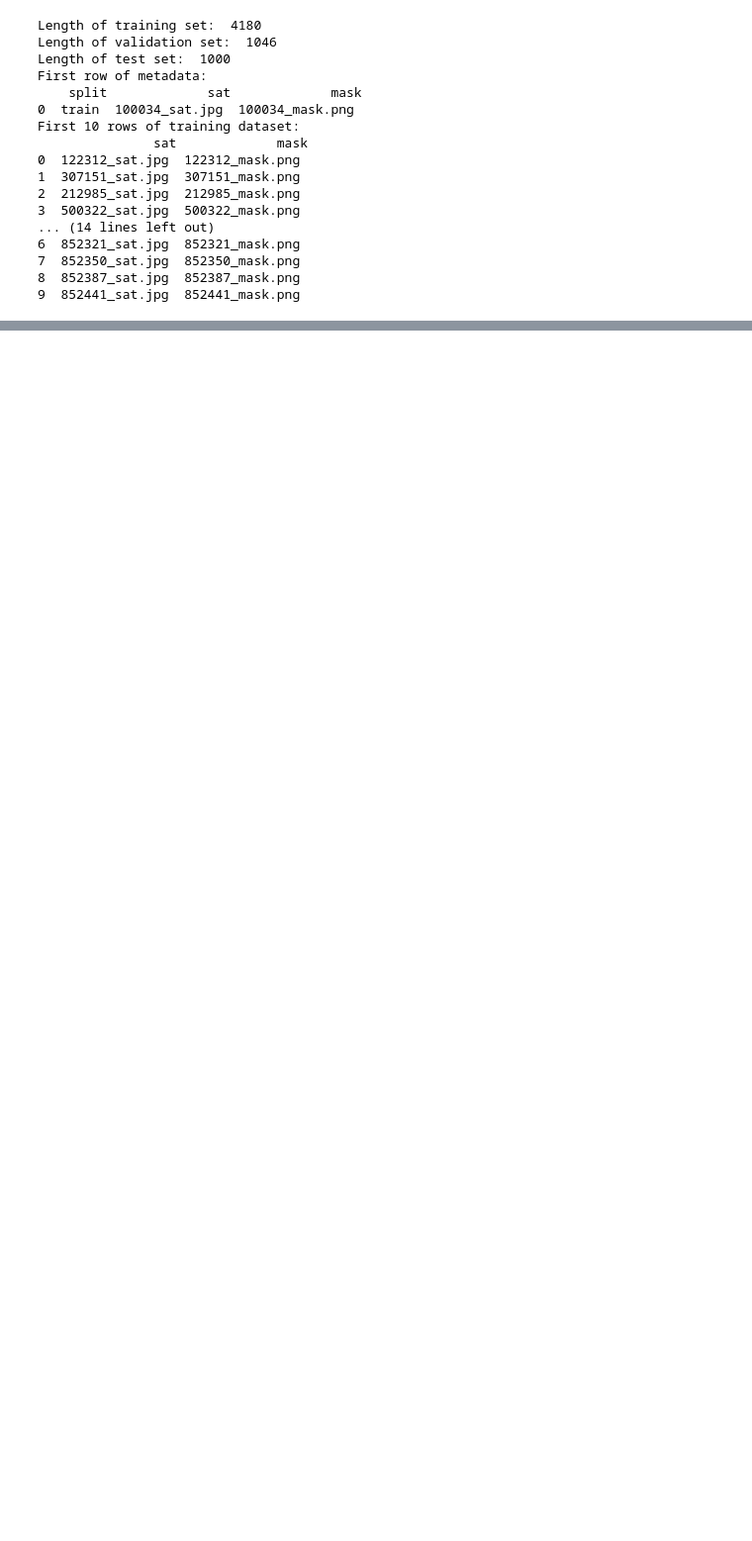
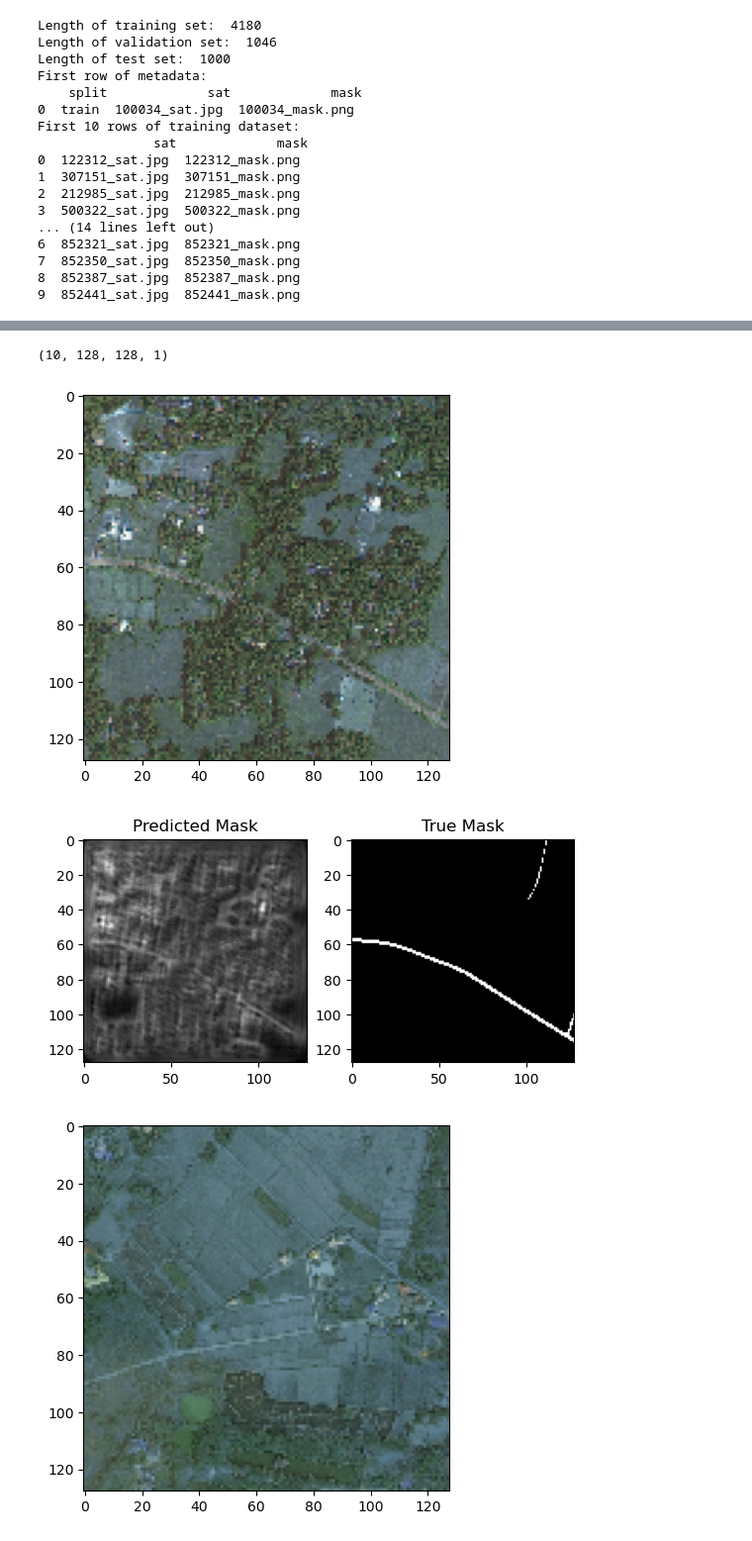
Before and after one commit to JasonLaux/DeepGlobe, a Jupyter notebook: main.ipynb, the cells around one changed output, grey strips where cells are left out. Shown at 99% size. Drawn from its saved outputs; the diff is of its cells as text; code cells hidden in the pictures; blank space fills up the shorter version.

```diff
--- a/main.ipynb
+++ b/main.ipynb
@@ -101,7 +100,7 @@ plt.imshow(mask_bw, cmap='gray')
 plt.title("Binary mask image")
 plt.show()
 # %%
-width, height = 256, 256
+width, height = 128, 128
 
 
 def dataLoader(indexFile, img_width, img_height):
@@ -179,38 +178,36 @@ Total number of training samples that has been processed: 1200  Total:  4180
 # %%
 class Autoencoder:
 
-    def build(width, height, depth, filters=(32, 64, 128)):
+    def build(width, height, depth):
 
+        encoder_filters = (32, 64, 128)
+        decoder_filters = (64, 32, 1)
         # initialize the input shape
         inputShape = (height, width, depth)
-        chanDim = -1
         # define the input to the encoder
         inputs = Input(shape=inputShape)
         x = inputs
         # construct encoder
-        for f in filters:
+        for f in encoder_filters:
             # apply a CONV => RELU => BN operation
-            x = Conv2D(f, (5, 5), strides=2, padding="same")(x)
-            x = LeakyReLU(alpha=0.2)(x)
-            x = BatchNormalization(axis=chanDim)(x)
+            x = Conv2D(f, (5, 5), kernel_initializer = 'he_normal')(x)
+            x = ReLU()(x)
 
         # loop through filters in the reverse order to construct decoder
-        for f in filters[::-1]:
+        for f in decoder_filters:
             # apply a CONV_TRANSPOSE => RELU => BN operation
-            x = Conv2DTranspose(f, (5, 5), strides=2,
-                padding="same")(x)
-            x = LeakyReLU(alpha=0.2)(x)
-            x = BatchNormalization(axis=chanDim)(x)
+            x = Conv2DTranspose(f, (5, 5))(x)
+            x = ReLU()(x)
         # apply a single CONV_TRANSPOSE layer used to recover the
         # binary mask image
-        x = Conv2DTranspose(1, (5, 5), padding="same")(x)
-        outputs = Activation("relu", name="decoded")(x)
+#         x = Conv2DTranspose(1, (5, 5))(x)
+#         outputs = Activation("relu", name="decoded")(x)
         # construct our autoencoder model
-        autoencoder = Model(inputs, outputs, name="autoencoder")
+        autoencoder = Model(inputs=inputs, outputs=x, name="autoencoder")
         # return the autoencoder model
         return autoencoder
 # %%
-autoencoder = Autoencoder.build(256, 256, 3)
+autoencoder = Autoencoder.build(128, 128, 3)
 autoencoder.summary()
 autoencoder.compile(loss="binary_crossentropy", optimizer="adam", metrics=["accuracy"])
 # %% [output]
@@ -233,7 +230,7 @@ Non-trainable params: 896
 _________________________________________________________________
 # %%
 EPOCHS = 3
-BATCH_SIZE = 50
+BATCH_SIZE = 100
 
 model = autoencoder.fit(train_sat, train_mask, validation_data=(val_sat, val_mask), epochs=EPOCHS, batch_size=BATCH_SIZE)
 # %% [output]
@@ -256,12 +256,16 @@ plt.show()
 # %%
 num_display = 10
-pred_mask = autoencoder.predict(train_sat[:num_display])
+pred_mask = autoencoder.predict(test_sat[:num_display])
+print(pred_mask.shape)
 
-true_mask = train_mask[:num_display]
+true_mask = test_mask[:num_display]
 for i in range(num_display):
     fig = plt.figure()
-    plt.imshow(train_sat[i, :, :, :])
+    plt.imshow(test_sat[i, :, :, :])
     fig_sub, ax = plt.subplots(1, 2)
-    ax[0].imshow(pred_mask[i])
+    ax[0].imshow(pred_mask[i], cmap='gray')
+    ax[0].set_title("Predicted Mask")
     ax[1].imshow(true_mask[i], cmap='gray')
+    ax[1].set_title("True Mask")
     plt.show()
+# %% [output]
@@ -267,0 +273,4 @@ for i in range(num_display):
+(10, 128, 128, 1)
+[figure, added]
+[figure, added]
+[figure, added]
```
Also changed, not shown: parts of 7 cells of this notebook.
